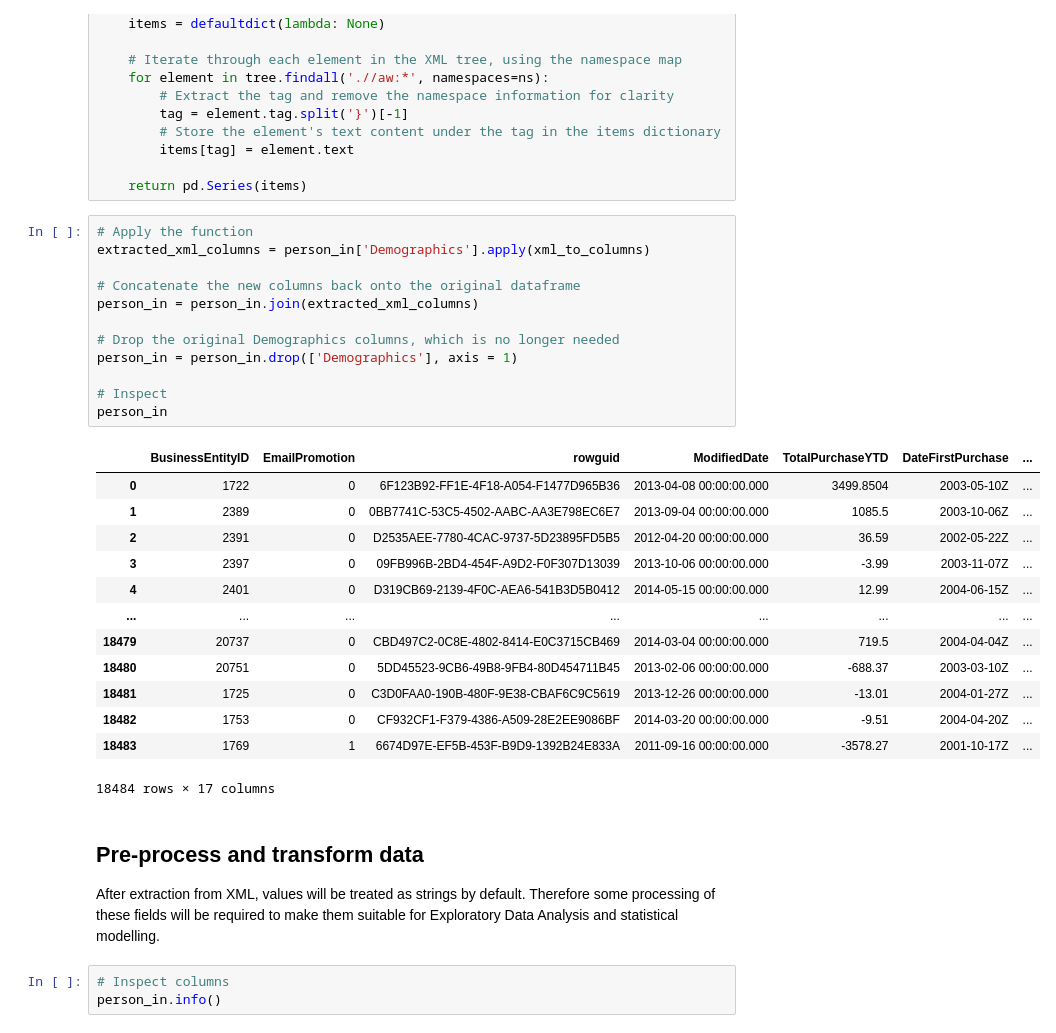
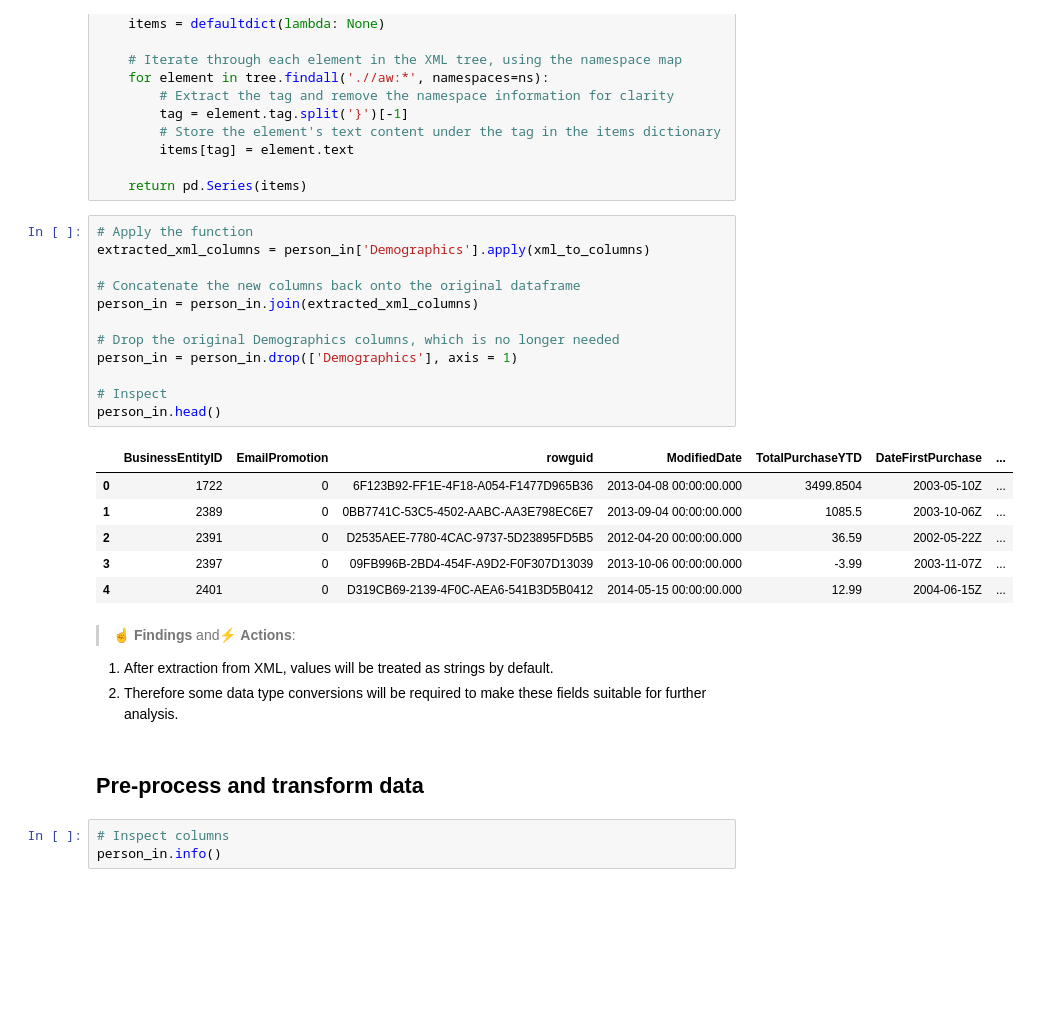
Before and after one commit to jamesrichardbunting/customer_segmentation, a Jupyter notebook: customer_segmentation.ipynb, the cells around one changed output. Drawn from its saved outputs; the diff is of its cells as text; blank space fills up the shorter version.

```diff
--- a/customer_segmentation.ipynb
+++ b/customer_segmentation.ipynb
@@ -124,33 +124,29 @@ def xml_to_columns(xml_string):
 # %%
 # Apply the function
 extracted_xml_columns = person_in['Demographics'].apply(xml_to_columns)
 
 # Concatenate the new columns back onto the original dataframe
 person_in = person_in.join(extracted_xml_columns)
 
 # Drop the original Demographics columns, which is no longer needed
 person_in = person_in.drop(['Demographics'], axis = 1)
 
 # Inspect
-person_in
+person_in.head()
 # %% [output]
 |  | BusinessEntityID | EmailPromotion | rowguid | ModifiedDate | TotalPurchaseYTD | DateFirstPurchase | ... |
 | 0 | 1722 | 0 | 6F123B92-FF1E-4F18-A054-F1477D965B36 | 2013-04-08 00:00:00.000 | 3499.8504 | 2003-05-10Z | ... |
 | 1 | 2389 | 0 | 0BB7741C-53C5-4502-AABC-AA3E798EC6E7 | 2013-09-04 00:00:00.000 | 1085.5 | 2003-10-06Z | ... |
 | 2 | 2391 | 0 | D2535AEE-7780-4CAC-9737-5D23895FD5B5 | 2012-04-20 00:00:00.000 | 36.59 | 2002-05-22Z | ... |
 | 3 | 2397 | 0 | 09FB996B-2BD4-454F-A9D2-F0F307D13039 | 2013-10-06 00:00:00.000 | -3.99 | 2003-11-07Z | ... |
 | 4 | 2401 | 0 | D319CB69-2139-4F0C-AEA6-541B3D5B0412 | 2014-05-15 00:00:00.000 | 12.99 | 2004-06-15Z | ... |
-| ... | ... | ... | ... | ... | ... | ... | ... |
-| 18479 | 20737 | 0 | CBD497C2-0C8E-4802-8414-E0C3715CB469 | 2014-03-04 00:00:00.000 | 719.5 | 2004-04-04Z | ... |
-| 18480 | 20751 | 0 | 5DD45523-9CB6-49B8-9FB4-80D454711B45 | 2013-02-06 00:00:00.000 | -688.37 | 2003-03-10Z | ... |
-| 18481 | 1725 | 0 | C3D0FAA0-190B-480F-9E38-CBAF6C9C5619 | 2013-12-26 00:00:00.000 | -13.01 | 2004-01-27Z | ... |
-| 18482 | 1753 | 0 | CF932CF1-F379-4386-A509-28E2EE9086BF | 2014-03-20 00:00:00.000 | -9.51 | 2004-04-20Z | ... |
-| 18483 | 1769 | 1 | 6674D97E-EF5B-453F-B9D9-1392B24E833A | 2011-09-16 00:00:00.000 | -3578.27 | 2001-10-17Z | ... |
-18484 rows × 17 columns
 # %% [markdown]
-## **Pre-process and transform data**
+> ☝ **Findings** and⚡ **Actions**:
 
-After extraction from XML, values will be treated as strings by default. Therefore some processing of these fields will be required to make them suitable for Exploratory Data Analysis and statistical modelling.
+1. After extraction from XML, values will be treated as strings by default.
+2. Therefore some data type conversions will be required to make these fields suitable for further analysis.
+# %% [markdown]
+## **Pre-process and transform data**
 # %%
 # Inspect columns
 person_in.info()
```
Also changed, not shown: parts of 17 cells of this notebook.
